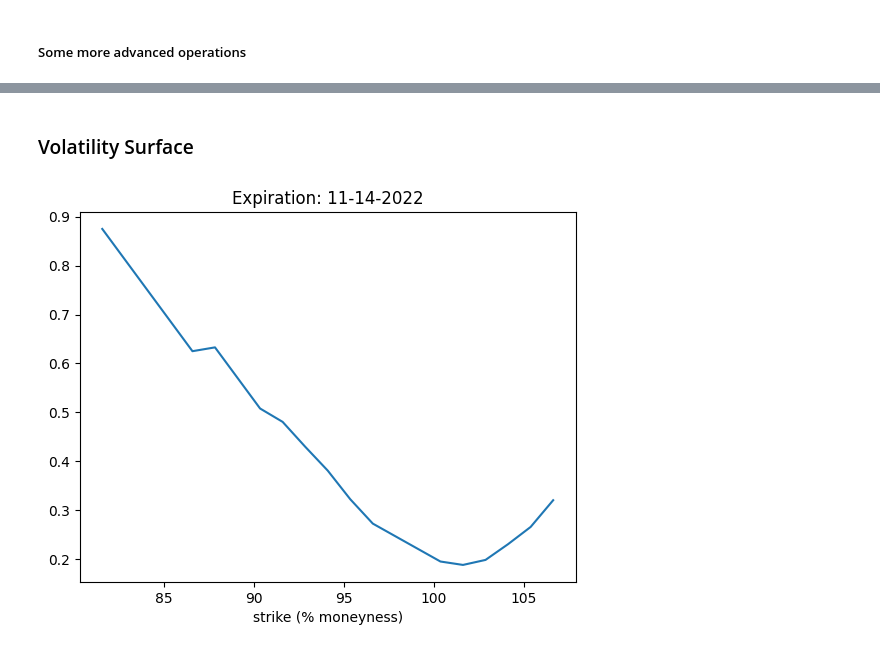
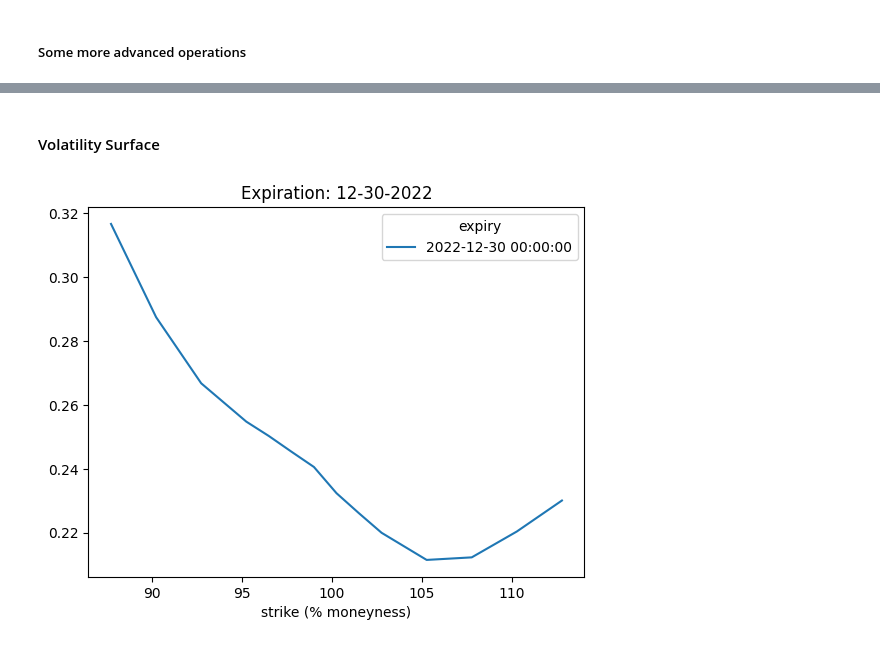
Before and after one commit to lwarner100/optionlib, a Jupyter notebook: test_env.ipynb, the cells around one changed output, grey strips where cells are left out. Cells and saved outputs as stored; diff of their text form; code cells hidden in the pictures.

```diff
--- a/test_env.ipynb
+++ b/test_env.ipynb
@@ -122,4 +155,4 @@ interactive(children=(FloatSlider(value=2.0, description='t', max=2.0, min=0.001
 # %% [markdown]
-### Volatility Surface
+#### Volatility Surface
 # %%
 spy_surf = opt.VolSurface('SPY',moneyness=True) # Moneyness makes strikes in terms of percent ITM or OTM rather than dollar value
@@ -126,7 +160,7 @@ spy_surf = opt.VolSurface('SPY',moneyness=True) # Moneyness makes strikes in ter
 # %%
-spy_surf.skew_plot() # The first call makes it download the data. Usually takes under a minute
+spy_surf.skew_plot(10) # The first call makes it download the data
 # %% [output]
-[figure, old version]
+[figure, new version]
 # %%
 spy_surf.surface_plot()
 # %%
```
Also changed, not shown: parts of 31 cells of this notebook, 2 other files.
